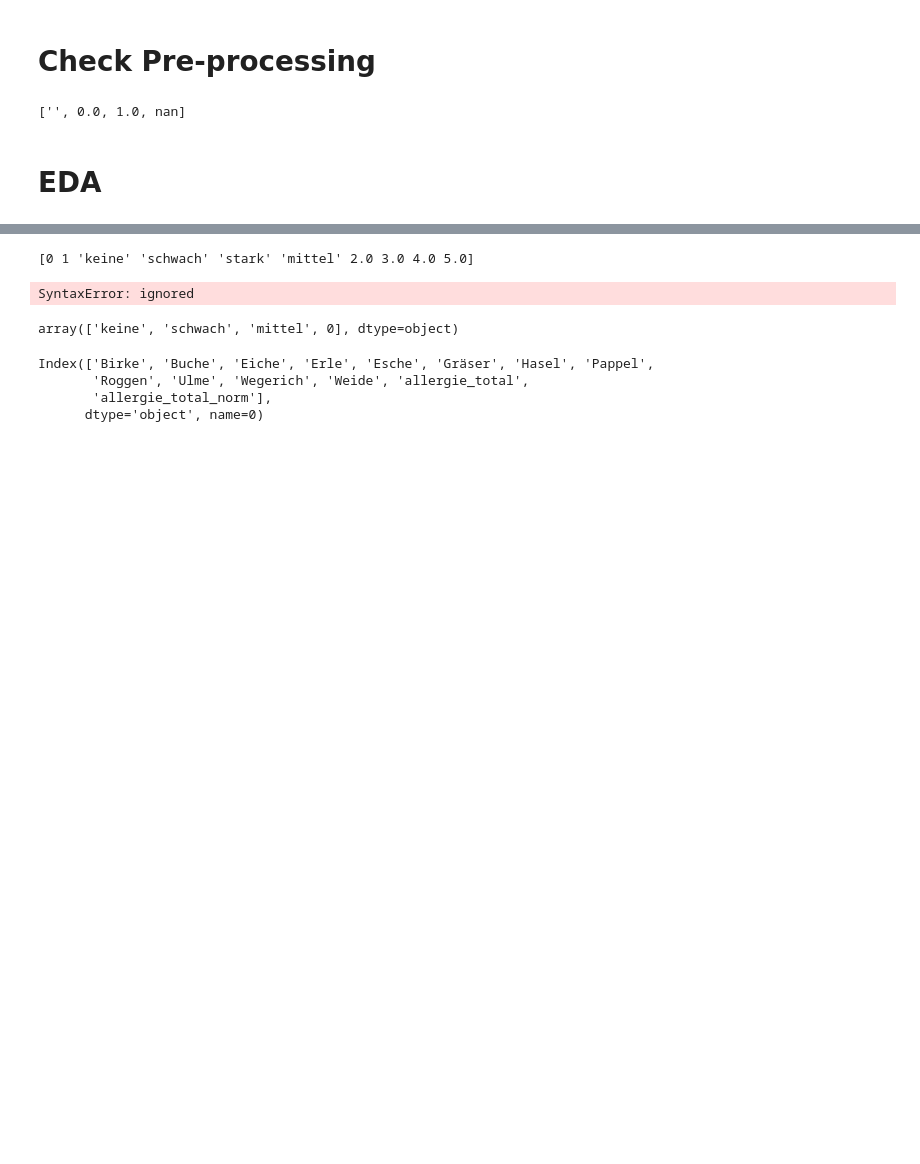
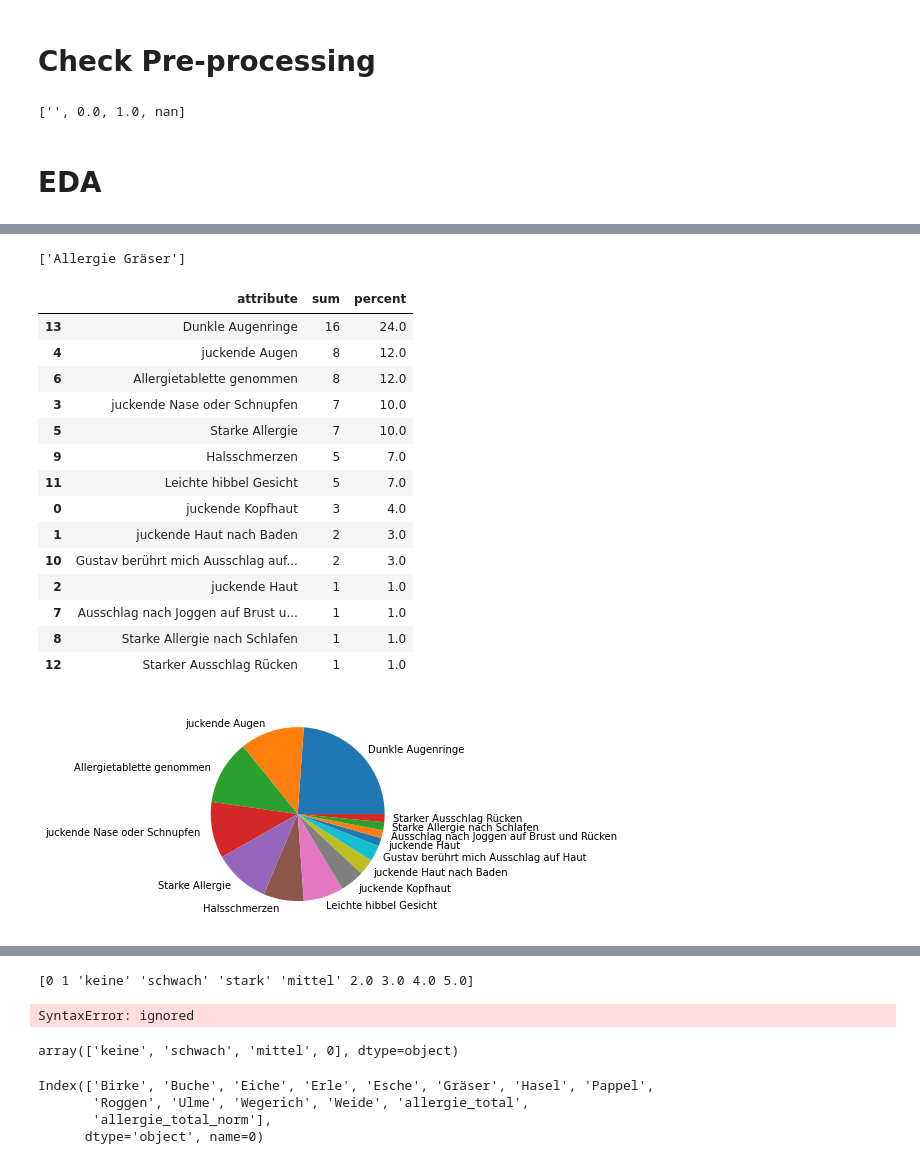
Before and after one commit to gwillig/data_analyse_friends_allergy, a Jupyter notebook: allergy.ipynb, the cells around one changed output, grey strips where cells are left out. Drawn from its saved outputs; the diff is of its cells as text; code cells hidden in the pictures; blank space fills up the shorter version.

Commit message:
MOD| Add new function to combine allergy symptome for EDA process.

```diff
--- a/allergy.ipynb
+++ b/allergy.ipynb
@@ -196,0 +230,60 @@ df_juckend_1
+# %%
+
+
+import pprint
+pp = pprint.PrettyPrinter(indent=4)
+object_list = list(df_non.drop(columns=allergie_columns).keys())
+object_dict =  {i:item for i,item in enumerate(object_list)}
+pp.pprint(object_dict)
+object_list.remove('Datum')
+# %%
+'#Select all object to find out which allergy sympotme it caused'
+
+object_item = object_dict[281]
+#####################
+df_symptome= df_non[df_non[object_item]==1]
+'#Drop all allergie rows'
+df_symptome = df_symptome.drop(columns=object_list)
+
+df_symptome_sum = df_symptome.sum(axis=0)
+
+df_result_symptome = pd.DataFrame.from_dict({"attribute":df_symptome_sum.drop("Datum").keys(),
+                                 "sum":df_symptome_sum.drop("Datum").values
+                                } )
+
+
+'#Drop all row with a sum of ""'
+df_result_symptome = df_result_symptome[df_result_symptome["sum"] != ""]
+'#Select all rows with 0'
+df_symptome_zero =  df_result_symptome[df_result_symptome["sum"] ==0]
+print(list(df_symptome_zero["attribute"]))
+######################
+'Now we can check if a certian item is in the list'
+'Nudelsuppe' in list(df_symptome_zero["attribute"])
+
+'#Select all row !=0 and sort them'
+df_symptome_1=  df_result_symptome[df_result_symptome["sum"] !=0].sort_values("sum",ascending=False)
+'#Calculate percentage'
+df_symptome_1["percent"]=df_symptome_1["sum"]/float(df_result_symptome[["sum"]].sum(axis=0))*100
+df_symptome_1["percent"] = df_symptome_1["percent"].astype(float)
+df_symptome_1["percent"]=df_symptome_1["percent"].round()
+plt.pie(x=df_symptome_1["sum"],labels=df_symptome_1["attribute"])
+df_symptome_1
+# %% [output]
+['Allergie Gräser']
+|  | attribute | sum | percent |
+| 13 | Dunkle Augenringe | 16 | 24.0 |
+| 4 | juckende Augen | 8 | 12.0 |
+| 6 | Allergietablette genommen | 8 | 12.0 |
+| 3 | juckende Nase oder Schnupfen | 7 | 10.0 |
+| 5 | Starke Allergie | 7 | 10.0 |
+| 9 | Halsschmerzen | 5 | 7.0 |
+| 11 | Leichte hibbel Gesicht | 5 | 7.0 |
+| 0 | juckende Kopfhaut | 3 | 4.0 |
+| 1 | juckende Haut nach Baden | 2 | 3.0 |
+| 10 | Gustav berührt mich Ausschlag auf... | 2 | 3.0 |
+| 2 | juckende Haut | 1 | 1.0 |
+| 7 | Ausschlag nach Joggen auf Brust u... | 1 | 1.0 |
+| 8 | Starke Allergie nach Schlafen | 1 | 1.0 |
+| 12 | Starker Ausschlag Rücken | 1 | 1.0 |
+[figure, added]
```
Also changed, not shown: parts of 7 cells of this notebook.
